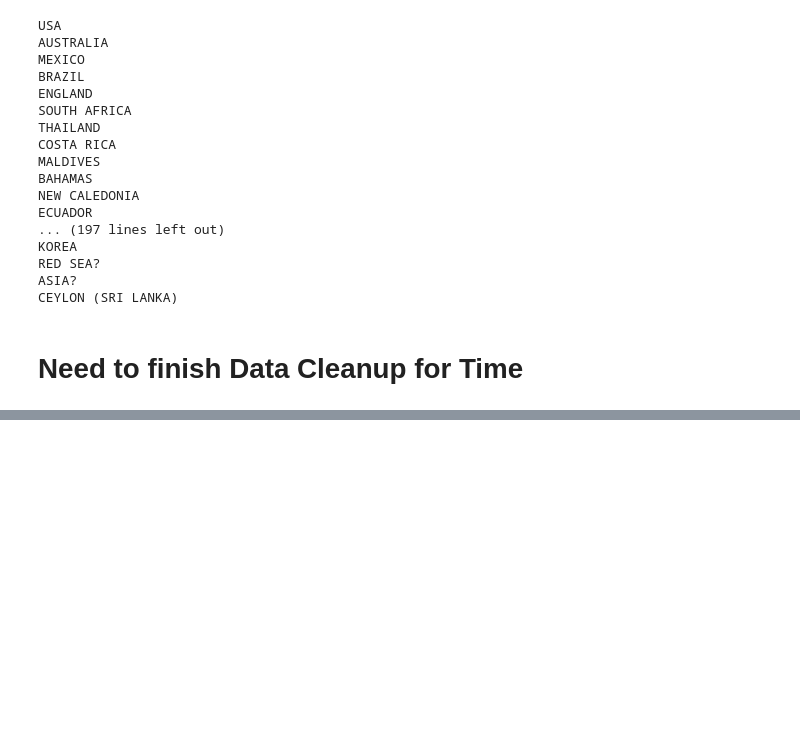
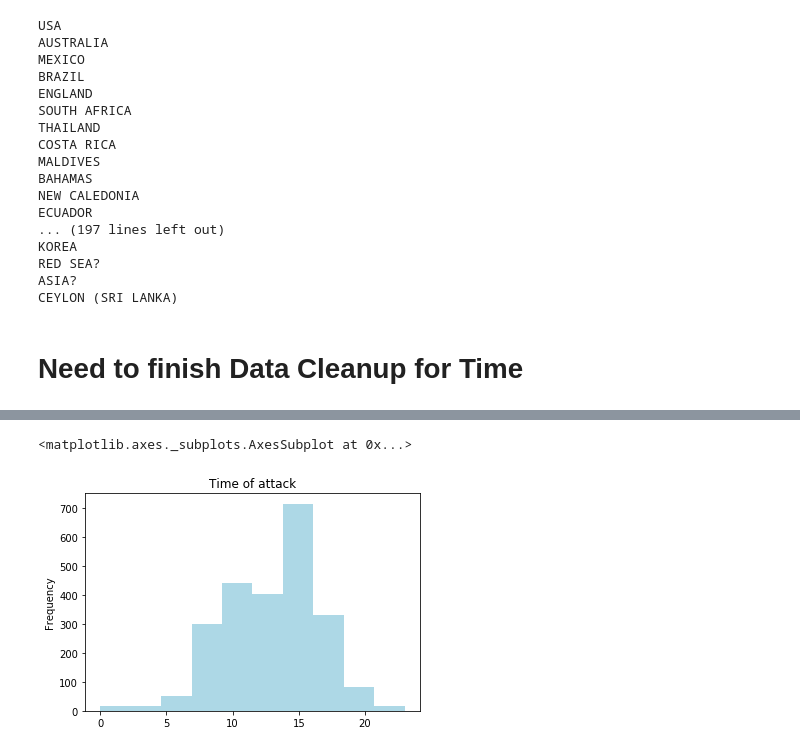
Before and after one commit to stl-lucas/group-project-01, a Jupyter notebook: data_playground.ipynb, the cells around one changed output, grey strips where cells are left out. Drawn from its saved outputs; the diff is of its cells as text; code cells hidden in the pictures; blank space fills up the shorter version.

```diff
--- a/data_playground.ipynb
+++ b/data_playground.ipynb
@@ -128,0 +216,8 @@ CEYLON (SRI LANKA)
+# %%
+shark_df['Time'] = shark_df['Time'].str.extract("([0-9]+)", expand=False).dropna().astype(int)
+shark_df_time = shark_df[shark_df['Time']<25]['Time']
+shark_df_time.plot(kind='hist', color='lightblue', title= "Time of attack")
+plt.show()
+# %% [output]
+<matplotlib.axes._subplots.AxesSubplot at 0x...>
+[figure, added]
```
Also changed, not shown: parts of 12 cells of this notebook, 1 other file.
